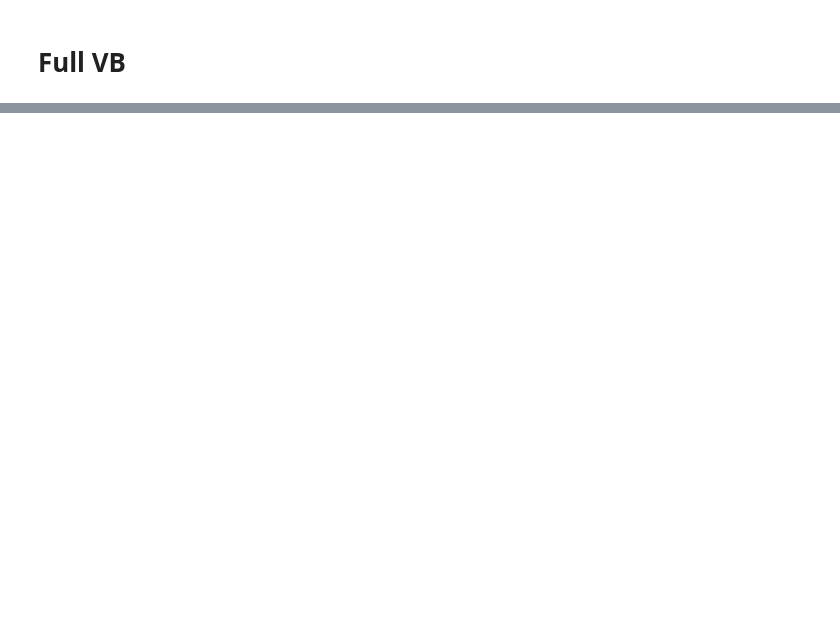
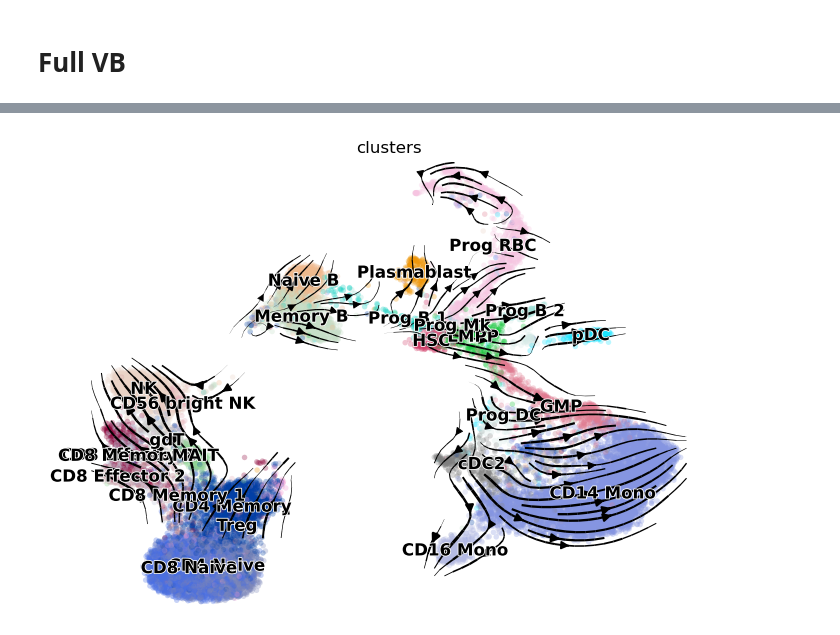
Before and after one commit to welch-lab/VeloVAE, a Jupyter notebook: notebooks/paper_notebooks/continuous/bmmc.ipynb, the cells around one changed output, grey strips where cells are left out. Drawn from its saved outputs; the diff is of its cells as text; code cells hidden in the pictures; blank space fills up the shorter version.

```diff
--- a/notebooks/paper_notebooks/continuous/bmmc.ipynb
+++ b/notebooks/paper_notebooks/continuous/bmmc.ipynb
@@ -288,0 +168,5 @@ KeyboardInterrupt:
+# %%
+import scvelo as scv
+scv.pl.velocity_embedding_stream(adata, vkey='fullvb_velocity', dpi=120)
+# %% [output]
+[figure, added]
```
Also changed, not shown: parts of 14 cells of this notebook, 1 other file.
